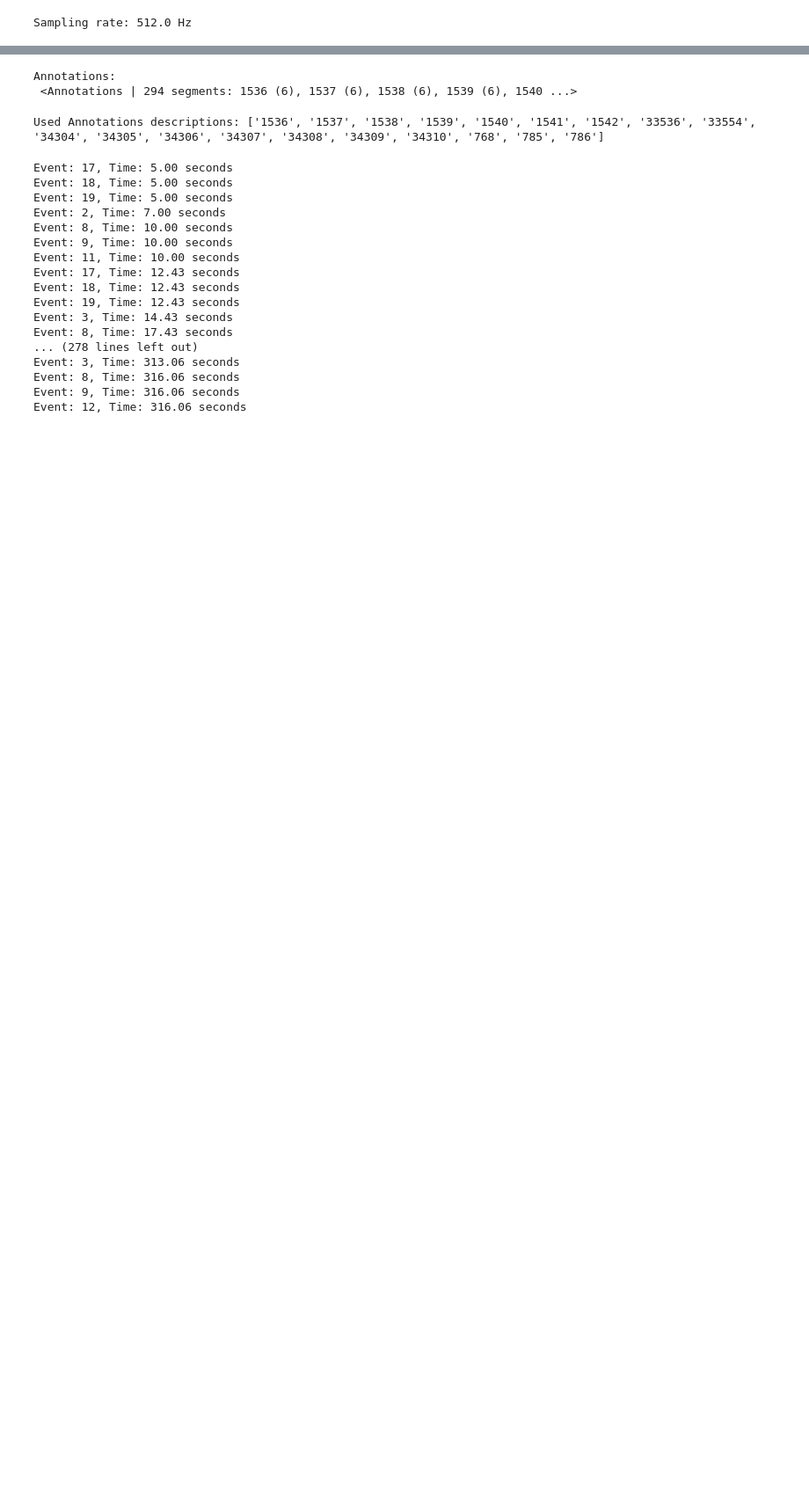
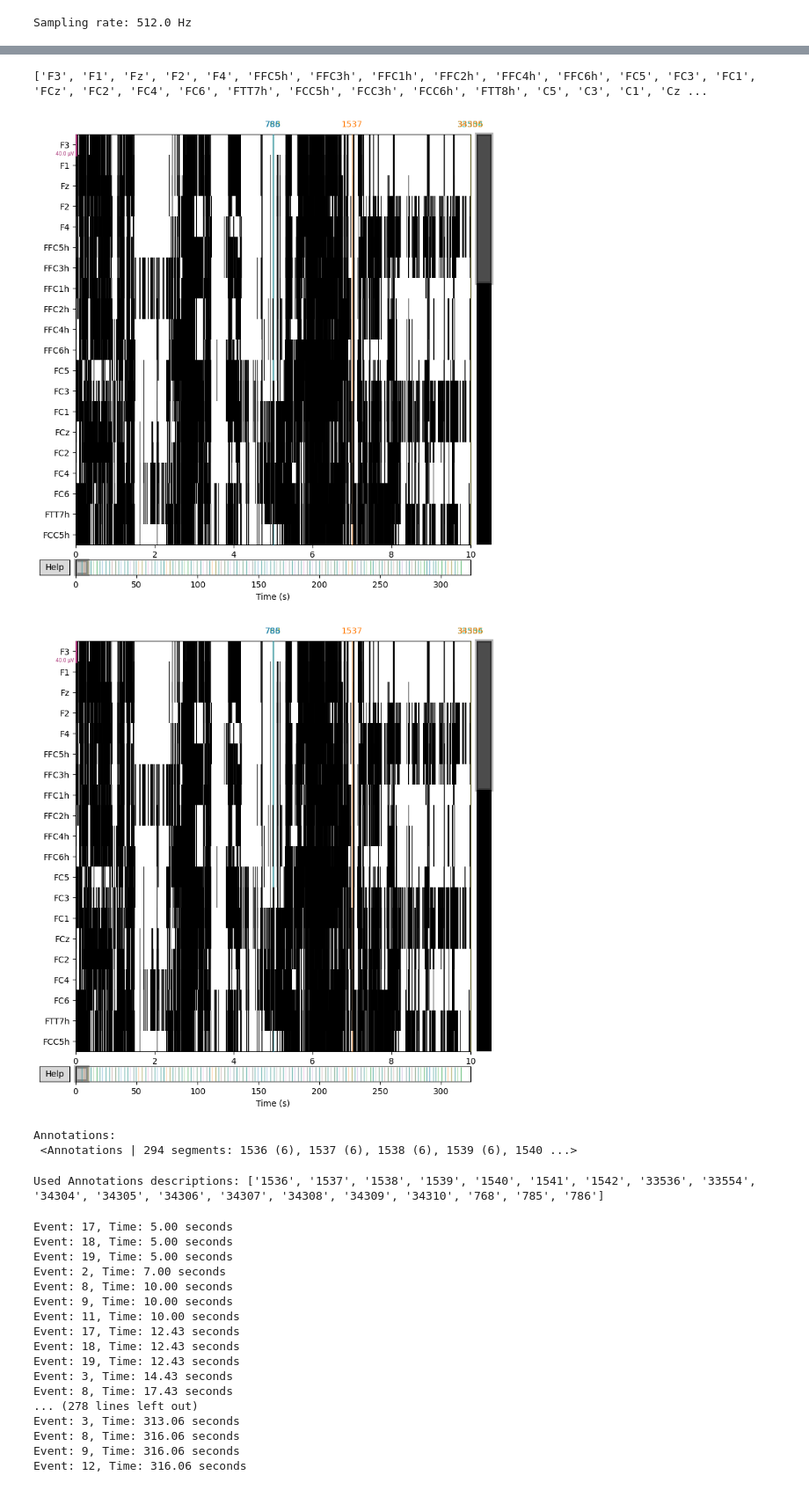
Before and after one commit to Imrann-Khan/EEG_Classifications, a Jupyter notebook: analysis.ipynb, the cells around one changed output, grey strips where cells are left out. Shown at 88% size. Drawn from its saved outputs; the diff is of its cells as text; code cells hidden in the pictures; blank space fills up the shorter version.

```diff
--- a/analysis.ipynb
+++ b/analysis.ipynb
@@ -70,3 +71,13 @@ Sampling rate: 512.0 Hz
+# %%
+print(raw.info['ch_names'])
+# %% [output]
+['F3', 'F1', 'Fz', 'F2', 'F4', 'FFC5h', 'FFC3h', 'FFC1h', 'FFC2h', 'FFC4h', 'FFC6h', 'FC5', 'FC3', 'FC1', 'FCz', 'FC2', 'FC4', 'FC6', 'FTT7h', 'FCC5h', 'FCC3h', 'FCC6h', 'FTT8h', 'C5', 'C3', 'C1', 'Cz ...
+# %%
+# Plot sensor locations from raw.info in a figure
+raw.plot()
+# %% [output]
+[figure, added]
+[figure, added]
 # %%
 # 2. Extract annotations and events
 annotations = raw.annotations
```
Also changed, not shown: parts of 3 cells of this notebook.
